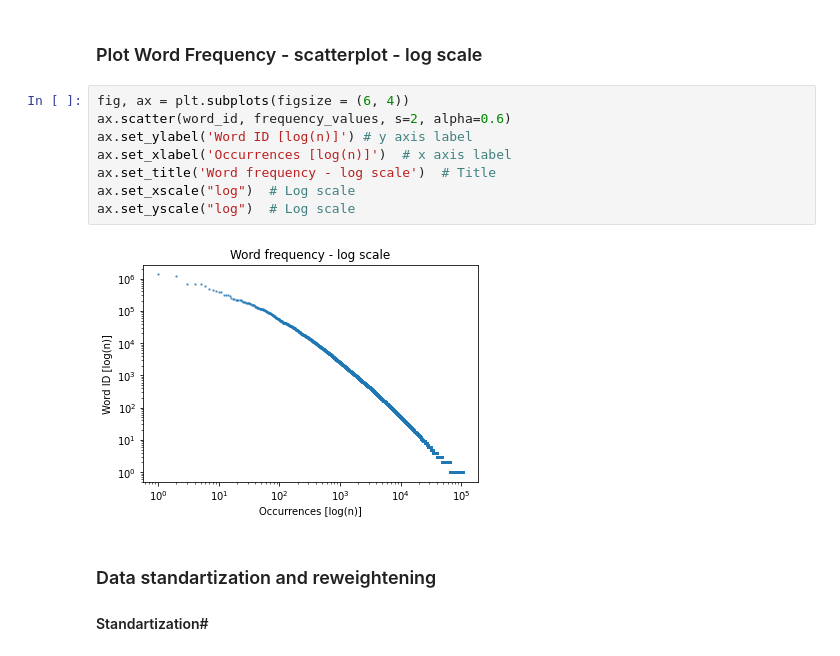
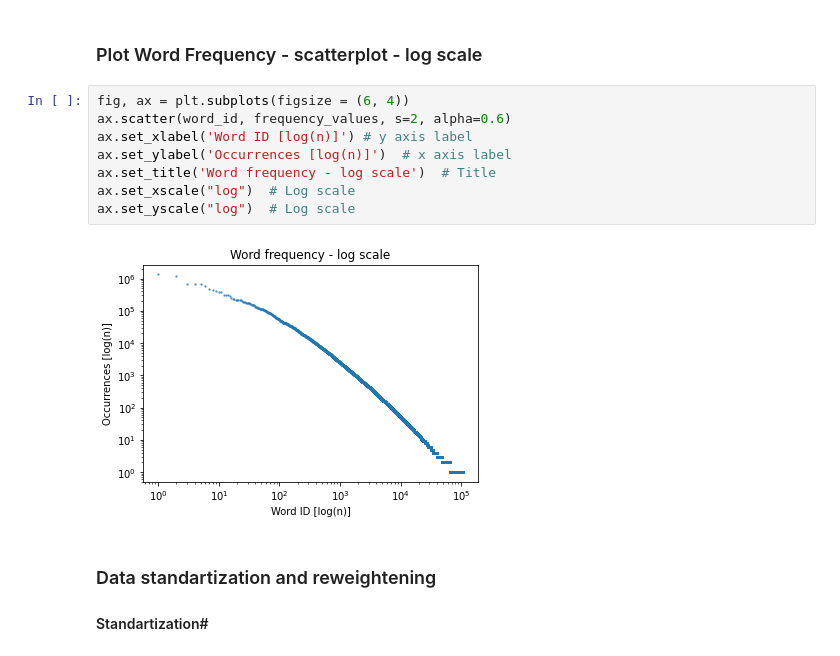
Before and after one commit to omeryefet/Data-Retrieval-Recommendation-System, a Jupyter notebook: HW1.ipynb, the cells around one changed output. Saved outputs shown, nothing was run; the diff lists cells and outputs as text.

```diff
--- a/HW1.ipynb
+++ b/HW1.ipynb
@@ -577,13 +577,13 @@ We can see that a relatively small number of words take a very significant porti
 # %%
 fig, ax = plt.subplots(figsize = (6, 4))
 ax.scatter(word_id, frequency_values, s=2, alpha=0.6)
-ax.set_ylabel('Word ID [log(n)]') # y axis label
-ax.set_xlabel('Occurrences [log(n)]')  # x axis label
+ax.set_xlabel('Word ID [log(n)]') # y axis label
+ax.set_ylabel('Occurrences [log(n)]')  # x axis label
 ax.set_title('Word frequency - log scale')  # Title
 ax.set_xscale("log")  # Log scale
 ax.set_yscale("log")  # Log scale
 # %% [output]
-[figure, old version]
+[figure, new version]
 # %% [markdown]
 ### Data standartization and reweightening
 
```
Also changed, not shown: parts of 2 cells of this notebook.
